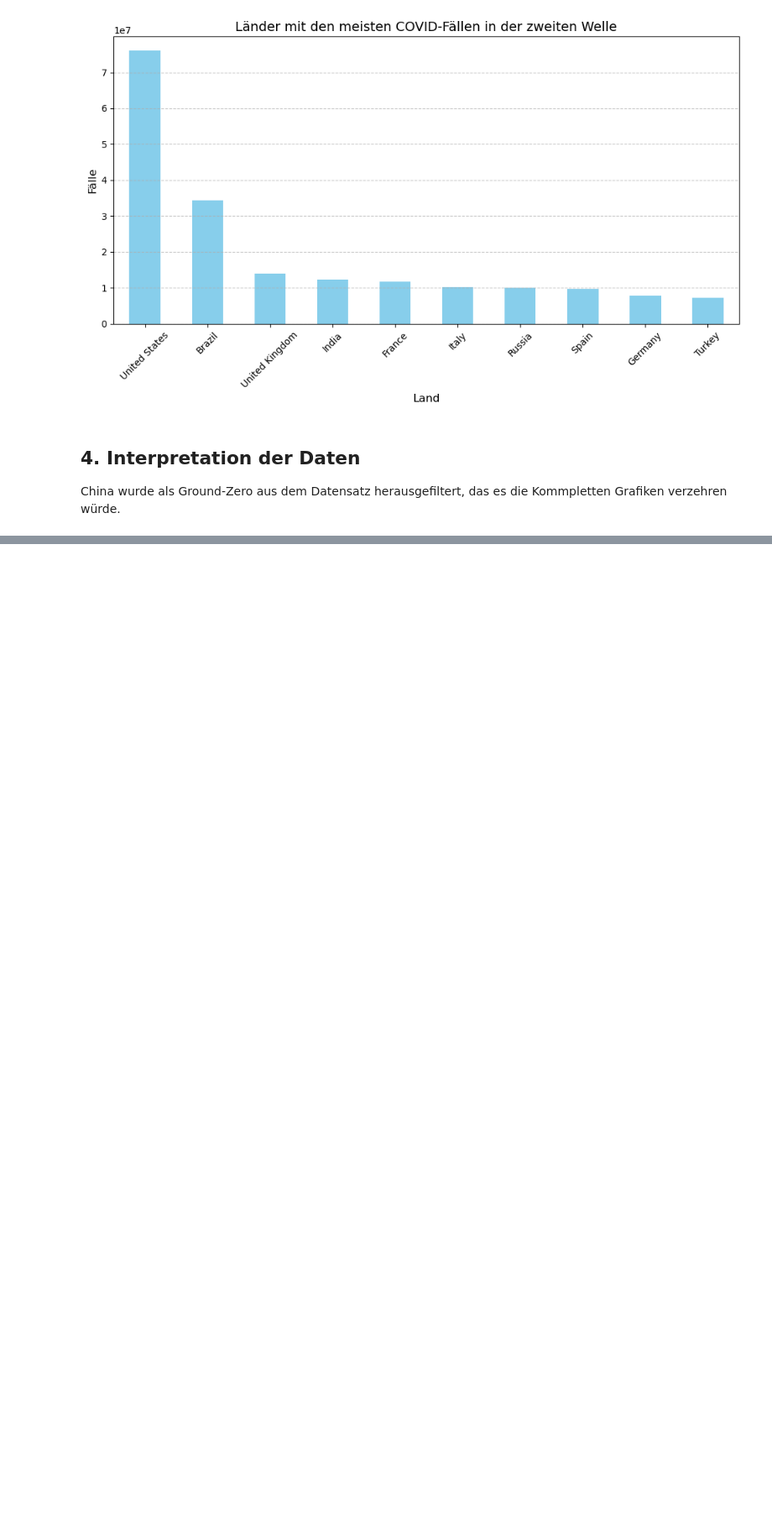
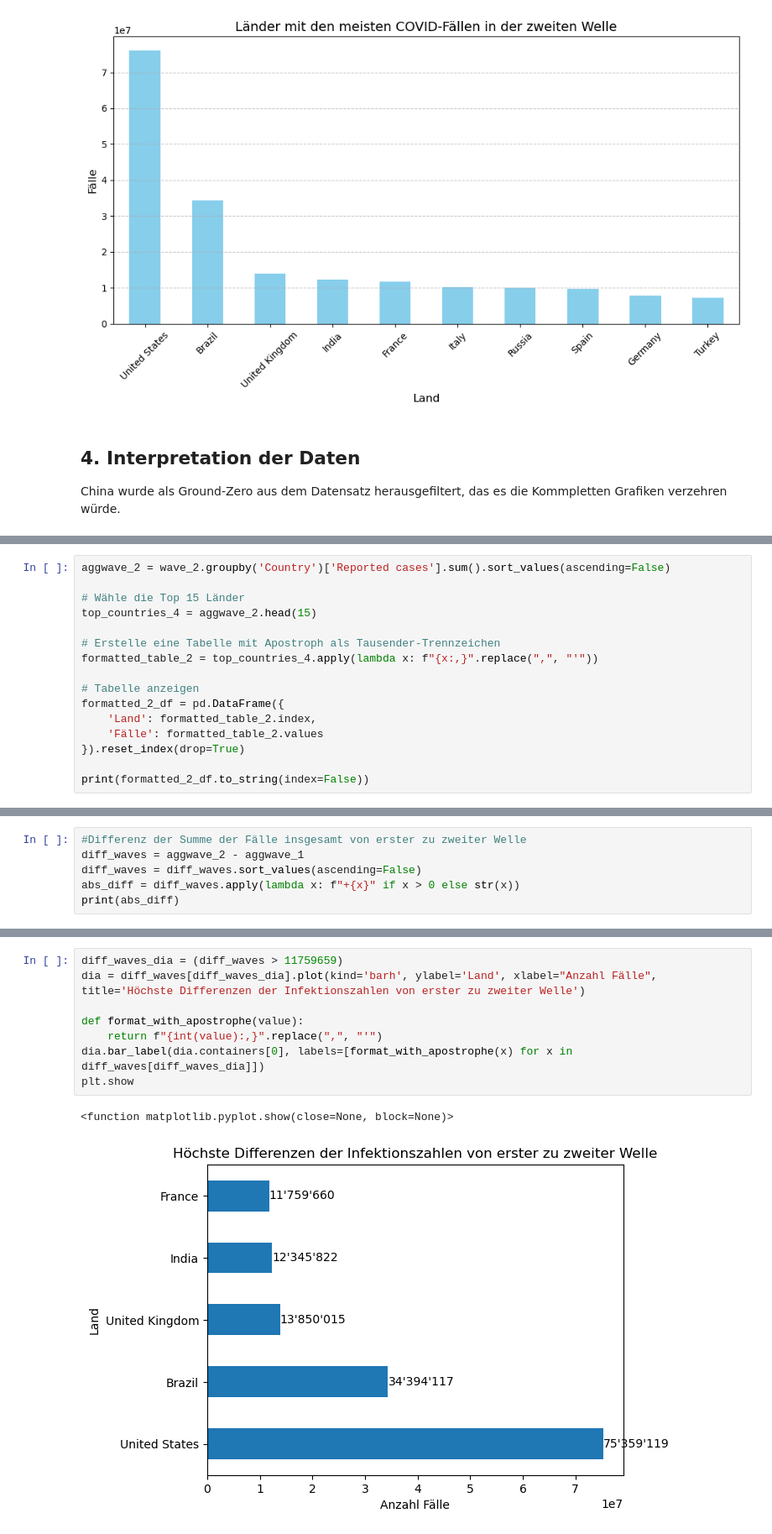
Before and after one commit to dieratob/LN-2_Informatik, a Jupyter notebook: COVID_Zahlen_LN2.ipynb, the cells around one changed output, grey strips where cells are left out. Shown: that part at 84% size. Saved outputs shown, nothing was run; the diff lists cells and outputs as text; blank space fills up the shorter version.

```diff
--- a/COVID_Zahlen_LN2.ipynb
+++ b/COVID_Zahlen_LN2.ipynb
@@ -272,0 +279,16 @@ United Kingdom 145'411
+# %%
+aggwave_2 = wave_2.groupby('Country')['Reported cases'].sum().sort_values(ascending=False)
+
+# Wähle die Top 15 Länder
+top_countries_4 = aggwave_2.head(15)
+
+# Erstelle eine Tabelle mit Apostroph als Tausender-Trennzeichen
+formatted_table_2 = top_countries_4.apply(lambda x: f"{x:,}".replace(",", "'"))
+
+# Tabelle anzeigen
+formatted_2_df = pd.DataFrame({
+    'Land': formatted_table_2.index,
+    'Fälle': formatted_table_2.values
+}).reset_index(drop=True)
+
+print(formatted_2_df.to_string(index=False))
@@ -310,0 +358,6 @@ Die Gründe für die hohenen Infektionszahlen folgender Länder haben verschiede
+# %%
+#Differenz der Summe der Fälle insgesamt von erster zu zweiter Welle
+diff_waves = aggwave_2 - aggwave_1
+diff_waves = diff_waves.sort_values(ascending=False)
+abs_diff = diff_waves.apply(lambda x: f"+{x}" if x > 0 else str(x))
+print(abs_diff)
@@ -310,0 +378,11 @@ Die Gründe für die hohenen Infektionszahlen folgender Länder haben verschiede
+# %%
+diff_waves_dia = (diff_waves > 11759659)
+dia = diff_waves[diff_waves_dia].plot(kind='barh', ylabel='Land', xlabel="Anzahl Fälle", title='Höchste Differenzen der Infektionszahlen von erster zu zweiter Welle')
+
+def format_with_apostrophe(value):
+    return f"{int(value):,}".replace(",", "'")
+dia.bar_label(dia.containers[0], labels=[format_with_apostrophe(x) for x in diff_waves[diff_waves_dia]])
+plt.show
+# %% [output]
+<function matplotlib.pyplot.show(close=None, block=None)>
+[figure, added]
```
Also changed, not shown: parts of 8 cells of this notebook.
